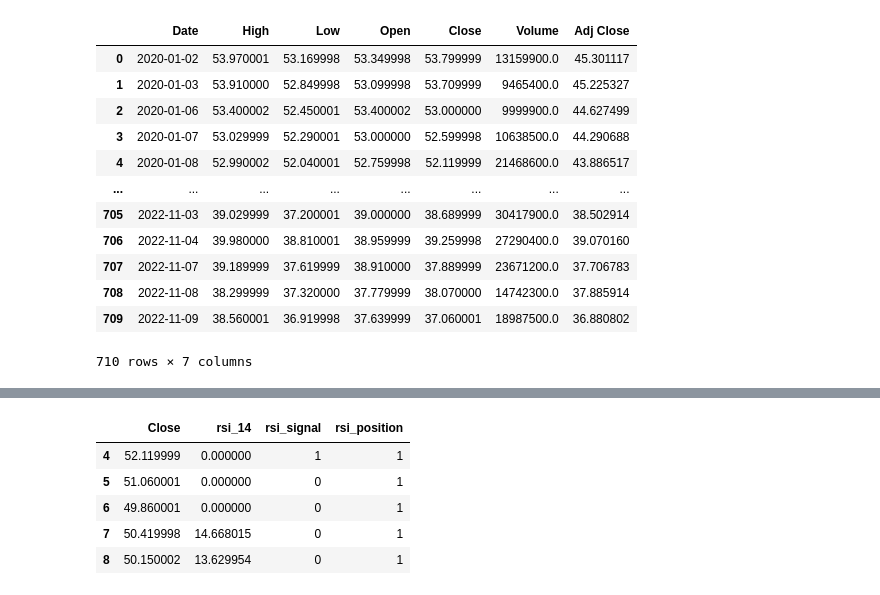
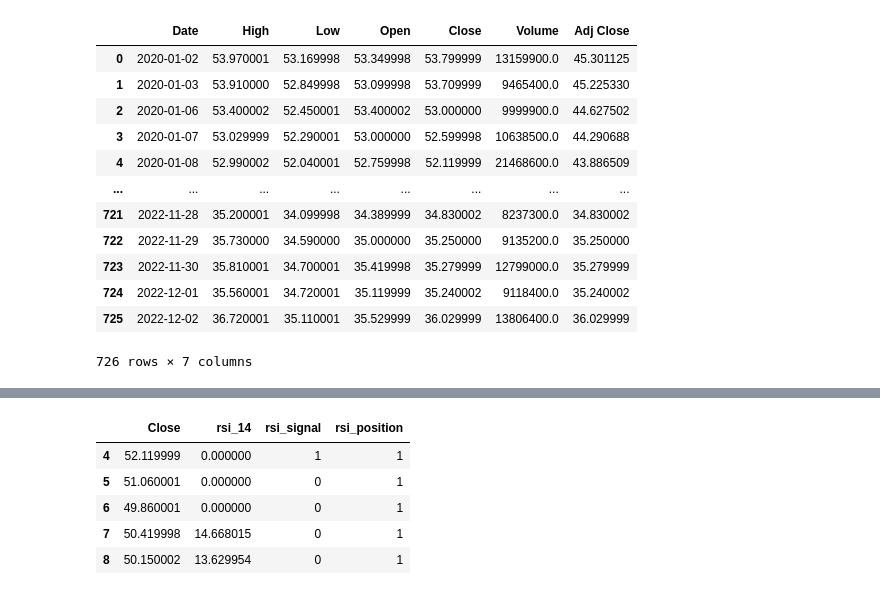
Before and after one commit to ctshiz/WORKSPACE_STOCK_MARKET_PREDICTION, a Jupyter notebook: Trading_strategies_with_Relative_Strength_Index.ipynb, the cells around one changed output, grey strips where cells are left out. Cells and saved outputs as stored; diff of their text form; code cells hidden in the pictures.

```diff
--- a/Trading_strategies_with_Relative_Strength_Index.ipynb
+++ b/Trading_strategies_with_Relative_Strength_Index.ipynb
@@ -52,26 +52,26 @@ import pandas_datareader.data as web
 # %%
 #Step-6: Extracting Data from Yahoo Finance
 # Now let's define a range, that means, from when until when we want the data:
 start_date= datetime(2020, 1, 1) # the format is YYYY-MM-DD
-end_date= datetime(2022, 11, 9)
+end_date= datetime(2022, 12, 2)
 # We will use data from Google and Microsoft in our analysis
 banco_brasil= web.DataReader("BBAS3.SA", 'yahoo', start_date, end_date)
 banco_brasil = banco_brasil.reset_index()
 banco_brasil
 # %% [output]
 |  | Date | High | Low | Open | Close | Volume | Adj Close |
-| 0 | 2020-01-02 | 53.970001 | 53.169998 | 53.349998 | 53.799999 | 13159900.0 | 45.301117 |
-| 1 | 2020-01-03 | 53.910000 | 52.849998 | 53.099998 | 53.709999 | 9465400.0 | 45.225327 |
-| 2 | 2020-01-06 | 53.400002 | 52.450001 | 53.400002 | 53.000000 | 9999900.0 | 44.627499 |
+| 0 | 2020-01-02 | 53.970001 | 53.169998 | 53.349998 | 53.799999 | 13159900.0 | 45.301125 |
+| 1 | 2020-01-03 | 53.910000 | 52.849998 | 53.099998 | 53.709999 | 9465400.0 | 45.225330 |
+| 2 | 2020-01-06 | 53.400002 | 52.450001 | 53.400002 | 53.000000 | 9999900.0 | 44.627502 |
 | 3 | 2020-01-07 | 53.029999 | 52.290001 | 53.000000 | 52.599998 | 10638500.0 | 44.290688 |
-| 4 | 2020-01-08 | 52.990002 | 52.040001 | 52.759998 | 52.119999 | 21468600.0 | 43.886517 |
+| 4 | 2020-01-08 | 52.990002 | 52.040001 | 52.759998 | 52.119999 | 21468600.0 | 43.886509 |
 | ... | ... | ... | ... | ... | ... | ... | ... |
-| 705 | 2022-11-03 | 39.029999 | 37.200001 | 39.000000 | 38.689999 | 30417900.0 | 38.502914 |
-| 706 | 2022-11-04 | 39.980000 | 38.810001 | 38.959999 | 39.259998 | 27290400.0 | 39.070160 |
-| 707 | 2022-11-07 | 39.189999 | 37.619999 | 38.910000 | 37.889999 | 23671200.0 | 37.706783 |
-| 708 | 2022-11-08 | 38.299999 | 37.320000 | 37.779999 | 38.070000 | 14742300.0 | 37.885914 |
-| 709 | 2022-11-09 | 38.560001 | 36.919998 | 37.639999 | 37.060001 | 18987500.0 | 36.880802 |
+| 721 | 2022-11-28 | 35.200001 | 34.099998 | 34.389999 | 34.830002 | 8237300.0 | 34.830002 |
+| 722 | 2022-11-29 | 35.730000 | 34.590000 | 35.000000 | 35.250000 | 9135200.0 | 35.250000 |
+| 723 | 2022-11-30 | 35.810001 | 34.700001 | 35.419998 | 35.279999 | 12799000.0 | 35.279999 |
+| 724 | 2022-12-01 | 35.560001 | 34.720001 | 35.119999 | 35.240002 | 9118400.0 | 35.240002 |
+| 725 | 2022-12-02 | 36.720001 | 35.110001 | 35.529999 | 36.029999 | 13806400.0 | 36.029999 |
-710 rows × 7 columns
+726 rows × 7 columns
 # %%
 #step 7: RSI calculation
 def get_rsi(close, lookback):
```
Also changed, not shown: parts of 6 cells of this notebook.
